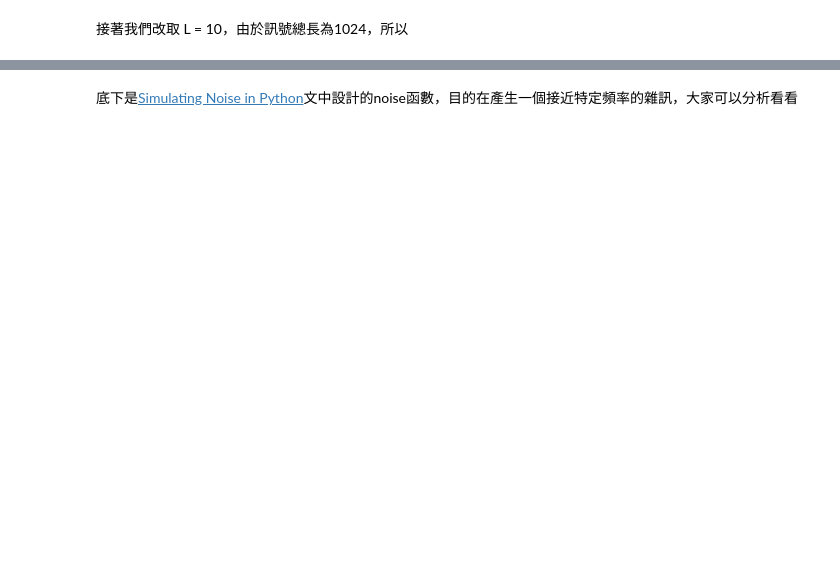
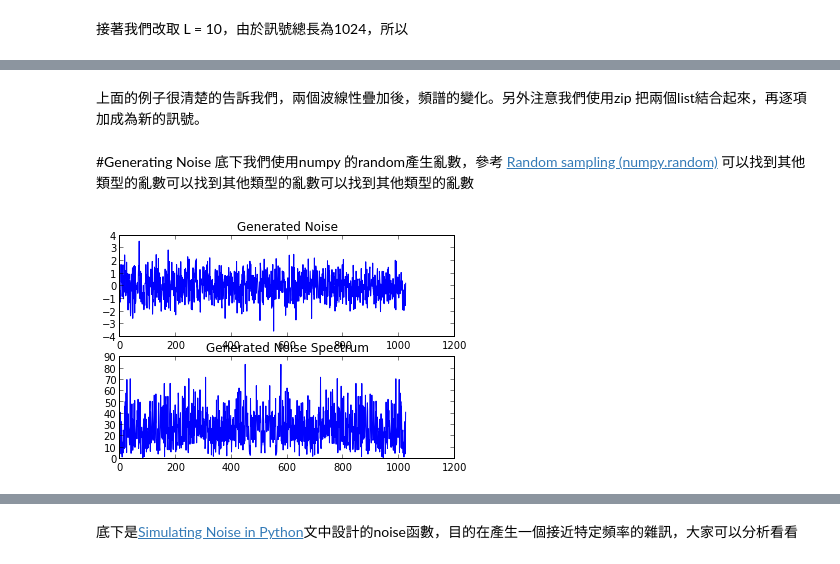
Before and after one commit to minhung/AppMathMethod, a Jupyter notebook: Signal_Analysis.ipynb, the cells around one changed output, grey strips where cells are left out. Saved outputs shown, nothing was run; the diff lists cells and outputs as text; code cells hidden in the pictures; blank space fills up the shorter version.

```diff
--- a/Signal_Analysis.ipynb
+++ b/Signal_Analysis.ipynb
@@ -55,14 +92,20 @@ Peak Value [  42.97939898   79.26699223  478.41108965  120.30000001]
+# %% [markdown]
+上面的例子很清楚的告訴我們，兩個波線性疊加後，頻譜的變化。另外注意我們使用zip 把兩個list結合起來，再逐項加成為新的訊號。
+# %% [markdown]
+#Generating Noise
+底下我們使用numpy 的random產生亂數，參考 [Random sampling (numpy.random)](http://docs.scipy.org/doc/numpy/reference/routines.random.html) 可以找到其他類型的亂數可以找到其他類型的亂數可以找到其他類型的亂數
 # %%
 noise = np.random.normal(0,1,1024)
 
 plt.subplot(2, 1, 1)
-#pp.plot(data)
-plt.plot(mySampleData+noise)
+plt.plot(noise)
 plt.title("Generated Noise")
 
 plt.subplot(2, 1, 2)
 #pp.plot(abs(scipy.fft(data)))
-plt.plot(abs(scipy.fft(mySampleData+noise)))
+plt.plot(abs(scipy.fft(noise)))
 plt.title("Generated Noise Spectrum")
 
 plt.show()
+# %% [output]
+[figure, added]
```
Also changed, not shown: parts of 12 cells of this notebook.
